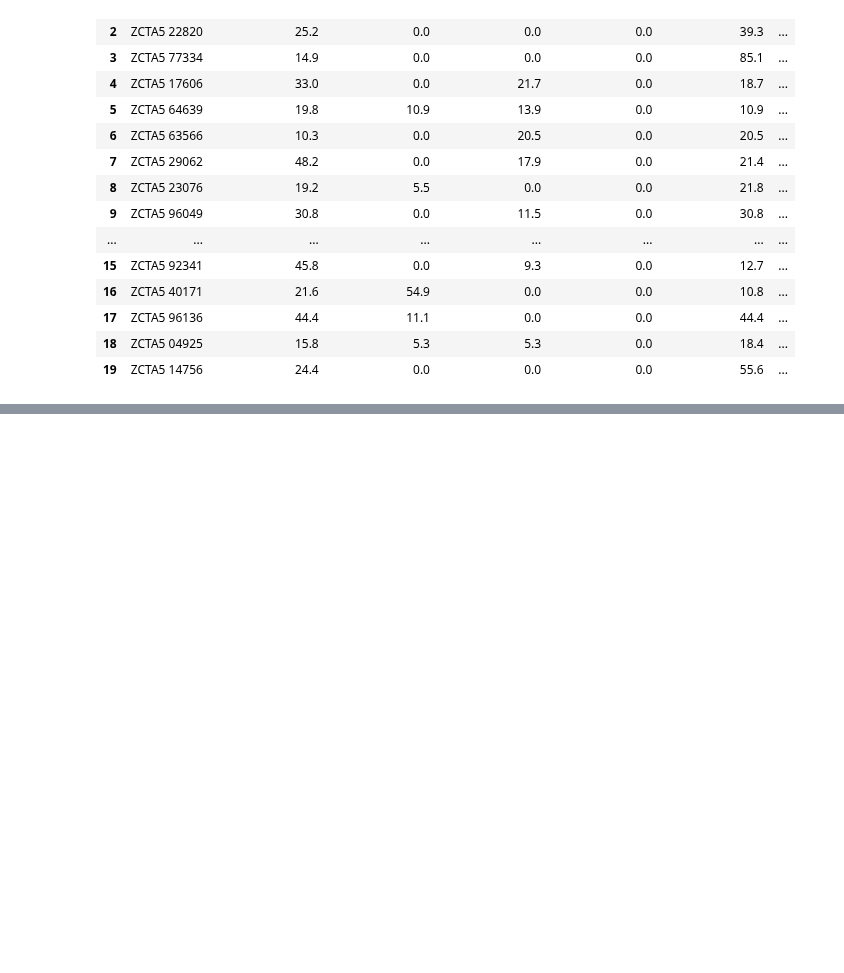
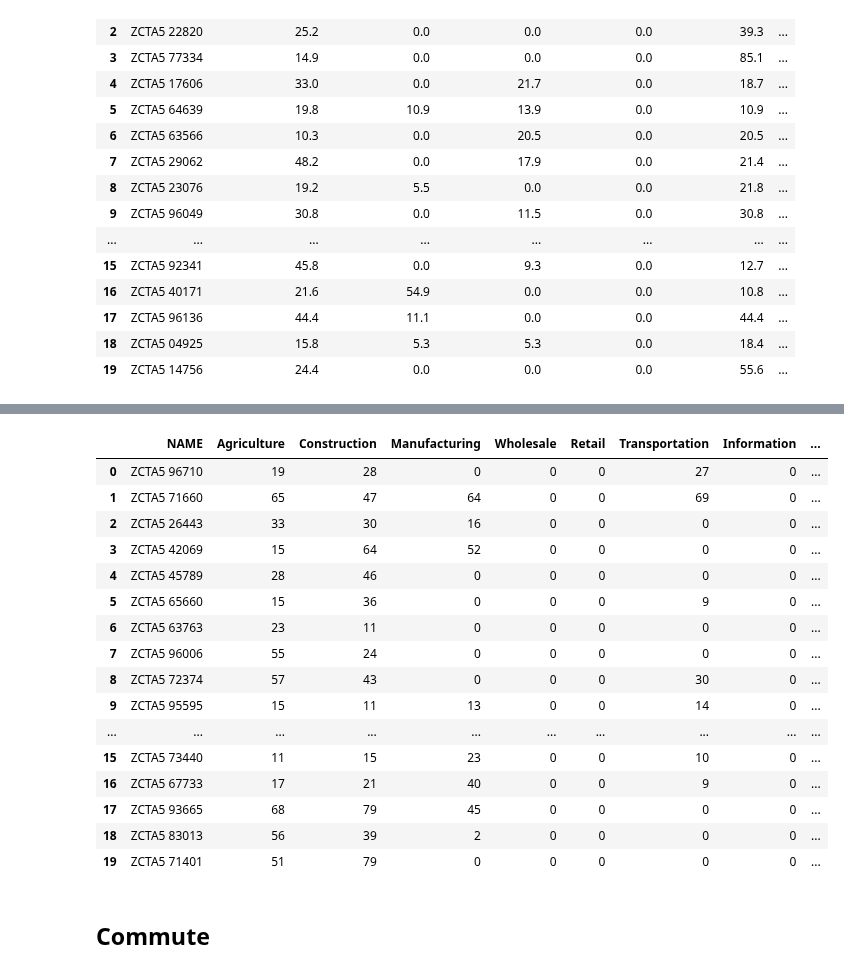
Before and after one commit to xindixu/US-demographic-analysis, a Jupyter notebook: primary-data/acs_2018_modeled.ipynb, the cells around one changed output, grey strips where cells are left out. Saved outputs shown, nothing was run; the diff lists cells and outputs as text; code cells hidden in the pictures; blank space fills up the shorter version.

```diff
--- a/primary-data/acs_2018_modeled.ipynb
+++ b/primary-data/acs_2018_modeled.ipynb
@@ -447,0 +491,26 @@ KeyboardInterrupt:
+# %%
+%%bigquery
+select *
+from acs_2018_modeled.Labor_In_Industry_Beam
+where NAME is not null
+limit 20
+# %% [output]
+|  | NAME | Agriculture | Construction | Manufacturing | Wholesale | Retail | Transportation | Information | ... |
+| 0 | ZCTA5 96710 | 19 | 28 | 0 | 0 | 0 | 27 | 0 | ... |
+| 1 | ZCTA5 71660 | 65 | 47 | 64 | 0 | 0 | 69 | 0 | ... |
+| 2 | ZCTA5 26443 | 33 | 30 | 16 | 0 | 0 | 0 | 0 | ... |
+| 3 | ZCTA5 42069 | 15 | 64 | 52 | 0 | 0 | 0 | 0 | ... |
+| 4 | ZCTA5 45789 | 28 | 46 | 0 | 0 | 0 | 0 | 0 | ... |
+| 5 | ZCTA5 65660 | 15 | 36 | 0 | 0 | 0 | 9 | 0 | ... |
+| 6 | ZCTA5 63763 | 23 | 11 | 0 | 0 | 0 | 0 | 0 | ... |
+| 7 | ZCTA5 96006 | 55 | 24 | 0 | 0 | 0 | 0 | 0 | ... |
+| 8 | ZCTA5 72374 | 57 | 43 | 0 | 0 | 0 | 30 | 0 | ... |
+| 9 | ZCTA5 95595 | 15 | 11 | 13 | 0 | 0 | 14 | 0 | ... |
+| ... | ... | ... | ... | ... | ... | ... | ... | ... | ... |
+| 15 | ZCTA5 73440 | 11 | 15 | 23 | 0 | 0 | 10 | 0 | ... |
+| 16 | ZCTA5 67733 | 17 | 21 | 40 | 0 | 0 | 9 | 0 | ... |
+| 17 | ZCTA5 93665 | 68 | 79 | 45 | 0 | 0 | 0 | 0 | ... |
+| 18 | ZCTA5 83013 | 56 | 39 | 2 | 0 | 0 | 0 | 0 | ... |
+| 19 | ZCTA5 71401 | 51 | 79 | 0 | 0 | 0 | 0 | 0 | ... |
+# %% [markdown]
+## Commute
```
Also changed, not shown: parts of 76 cells of this notebook, 13 other files.
